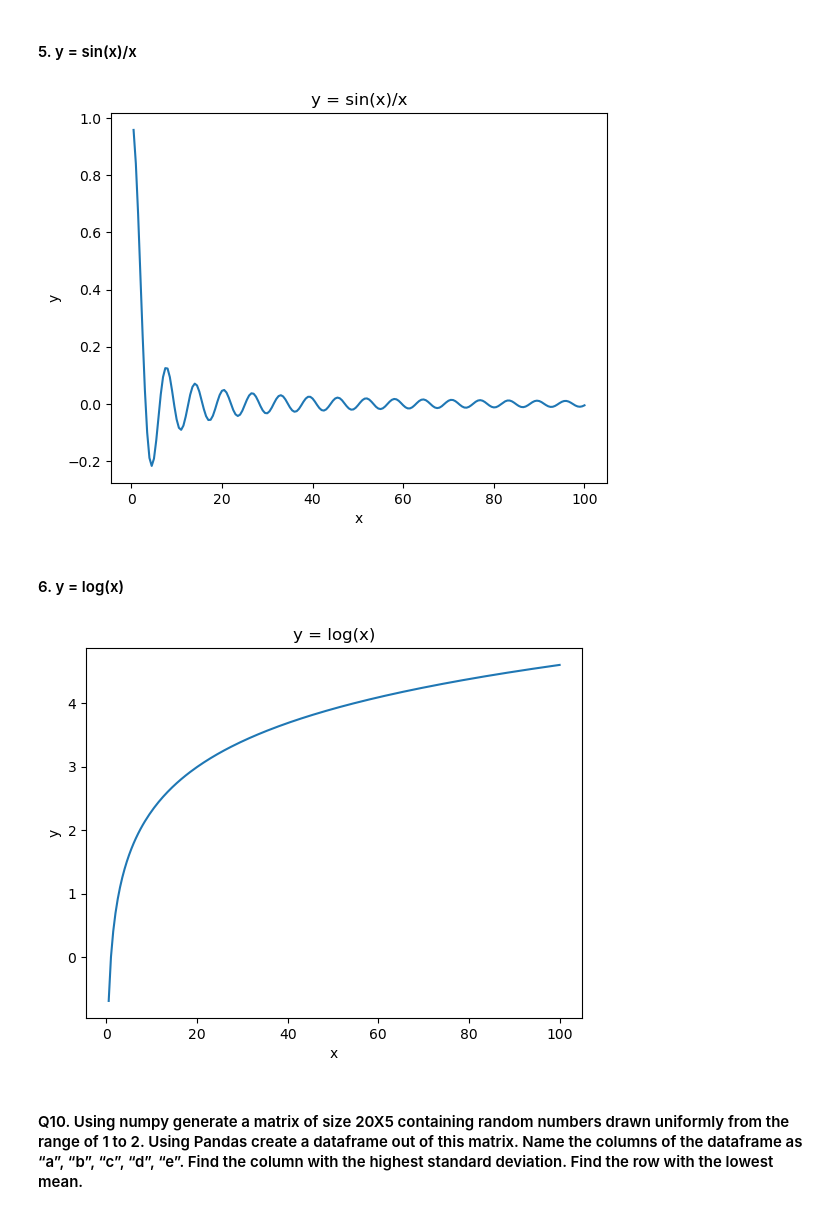
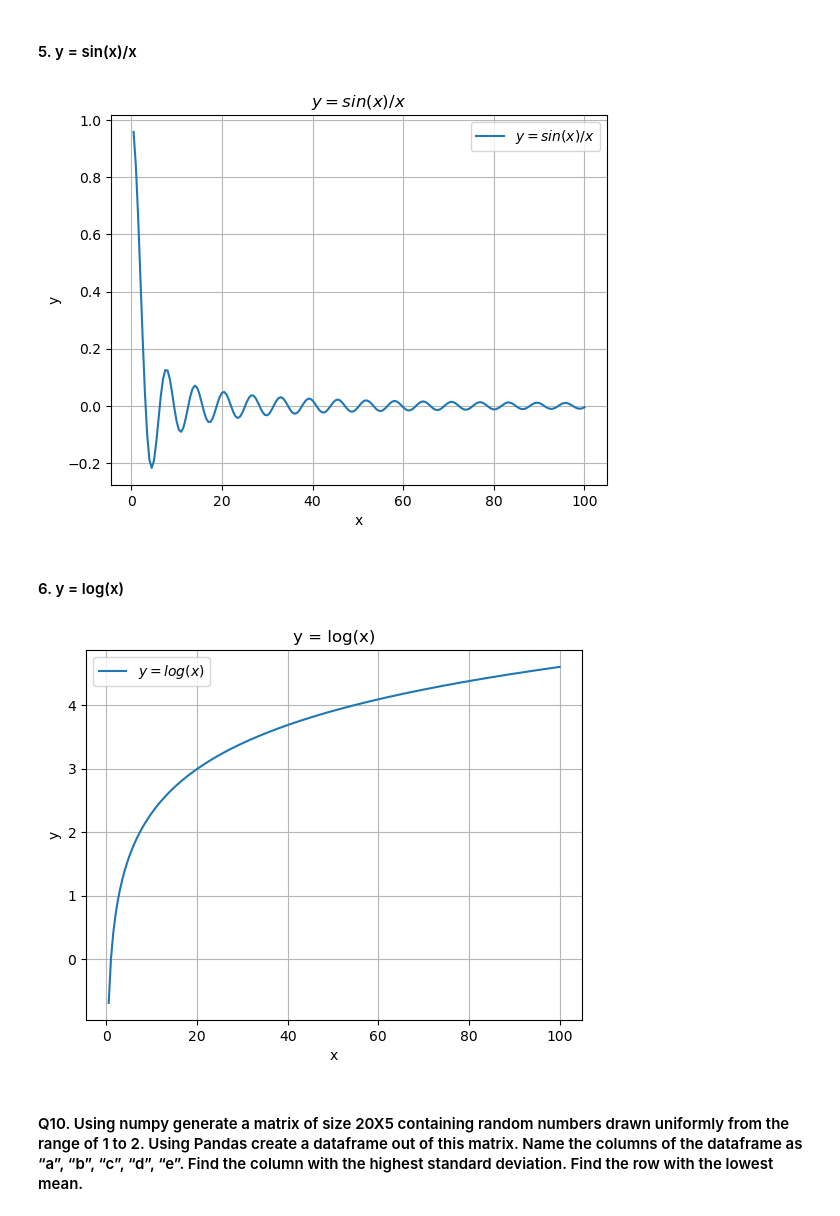
Before and after one commit to BiswajitRakshit/Assignments, a Jupyter notebook: PreRequisite.ipynb, the cells around one changed output. Saved outputs shown, nothing was run; the diff lists cells and outputs as text; code cells hidden in the pictures.

```diff
--- a/PreRequisite.ipynb
+++ b/PreRequisite.ipynb
@@ -407,20 +410,21 @@ plt.show()
 # %%
 import matplotlib.pyplot as plt
 import numpy as np
 
 x = np.arange(0.5, 100.1, 0.5)
 
 y = np.sin(x)/x
 
-plt.plot(x, y)
+plt.plot(x, y, label='$y=sin(x)/x$')
 
 plt.xlabel('x')
 plt.ylabel('y')
-plt.title('y = sin(x)/x')
-
+plt.title('$y = sin(x)/x$')
+plt.grid(True, which = 'both', linestyle = '-', alpha = 0.9)
+plt.legend()
 plt.show()
 # %% [output]
-[figure, old version]
+[figure, new version]
 # %% [markdown]
 #### 6. y = log(x)
 # %%
@@ -431,15 +435,16 @@ x = np.arange(0.5, 100.1, 0.5)
 
 y = np.log(x)
 
-plt.plot(x, y)
+plt.plot(x, y, label = '$y = log(x)$')
 
 plt.xlabel('x')
 plt.ylabel('y')
 plt.title('y = log(x)')
-
+plt.grid(True, which = 'both', linestyle = '-', alpha = 0.9)
+plt.legend()
 plt.show()
 # %% [output]
-[figure, old version]
+[figure, new version]
 # %% [markdown]
 #### Q10. Using numpy generate a matrix of size 20X5 containing random numbers drawn uniformly from the range of 1 to 2. Using Pandas create a dataframe out of this matrix. Name the columns of the dataframe as “a”, “b”, “c”, “d”, “e”. Find the column with the highest standard deviation. Find the row with the lowest mean.
 # %% [markdown]
```
Also changed, not shown: parts of 3 cells of this notebook.
